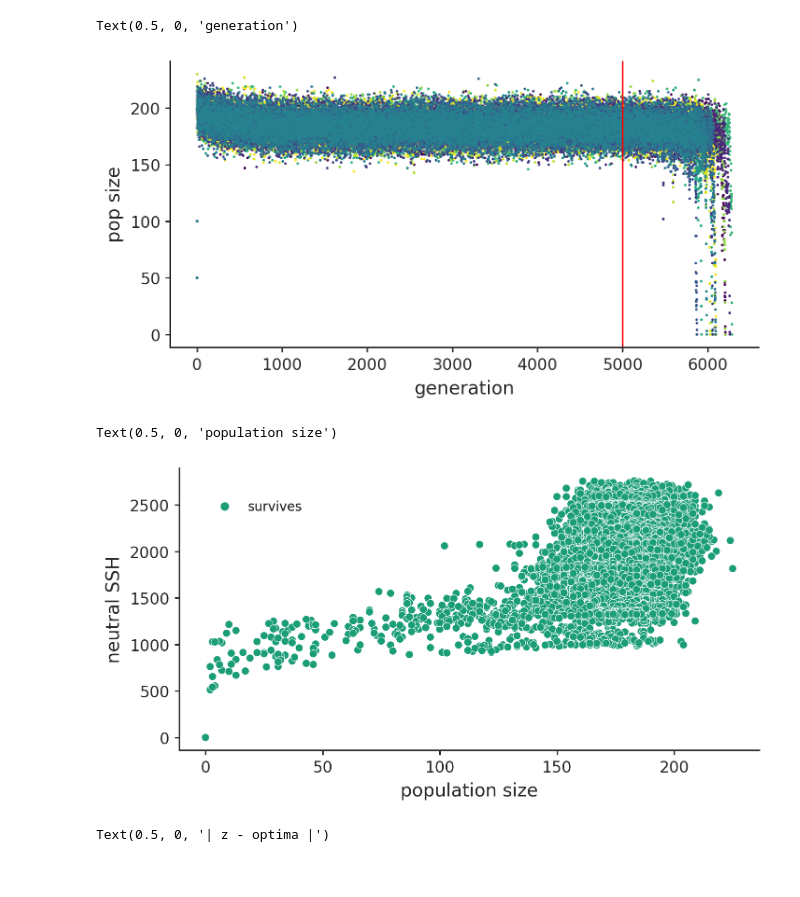
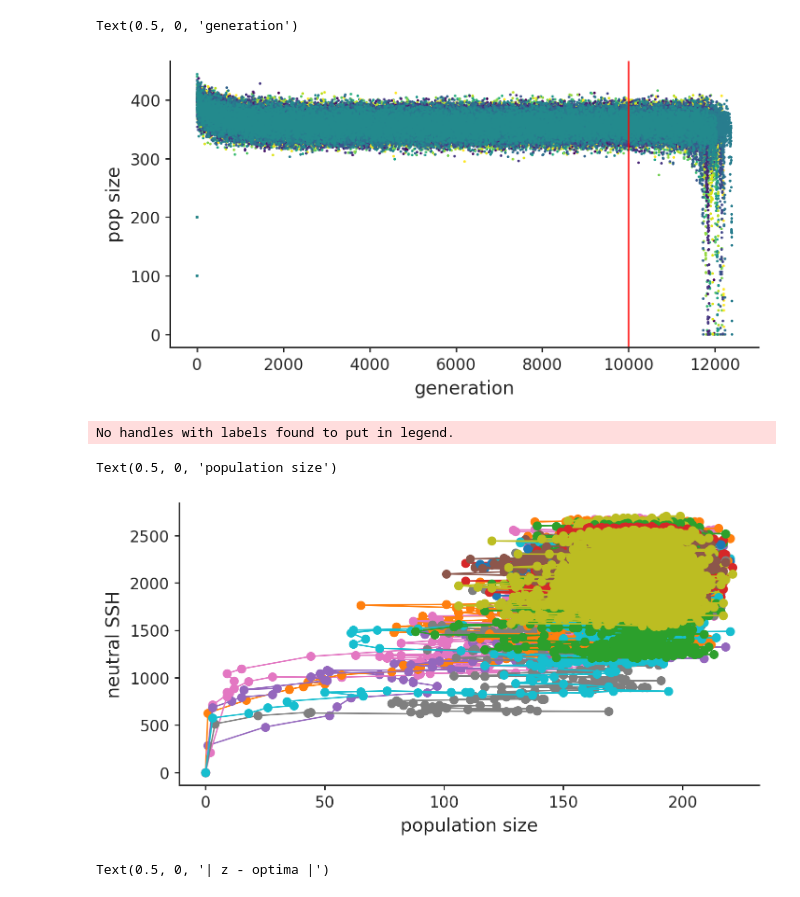
Before and after one commit to vsbuffalo/extinction_genetic_diversity, a Jupyter notebook: notebooks/Untitled.ipynb, the cells around one changed output. Saved outputs shown, nothing was run; the diff lists cells and outputs as text; code cells hidden in the pictures.

```diff
--- a/notebooks/Untitled.ipynb
+++ b/notebooks/Untitled.ipynb
@@ -92,5 +90,5 @@ KeyboardInterrupt:
 # %%
-dx = pd.concat(res[(('K', 500),
+dx = pd.concat(res[(('K', 1000),
                     ('Vs', 1.0),
                     ('alpha', 0.01),
                     ('fitfunc', '"moving"'),
@@ -106,22 +104,23 @@ plt.ylabel("pop size")
 plt.xlabel("generation")
 # %% [output]
 Text(0.5, 0, 'generation')
-[figure, old version]
+[figure, new version]
 # %%
 dn = dx.loc[dx['generation'] > dx['burnin'].unique()[0], ]
 
 fig, ax = plt.subplots()
-scatter = ax.scatter(dn['N'], dn['sshN'], c=dn['extinct'], alpha=1, cmap='Dark2', edgecolor='white', linewidth=0.4)
+for i in (True, False):
+    for r in dn['rep'].unique():
+        dd = dn.loc[(dn['extinct'] == i) & (dn['rep'] == r)]
+        scatter = ax.plot(dd['N'], dd['sshN'], '-o', alpha=1)
 
-legels = scatter.legend_elements()
-legels = (legels[0], ('survives', 'extinct'))
-legend = ax.legend(*legels, loc="upper left", title="")
-ax.add_artist(legend)
+ax.legend()
 ax.set_ylabel('neutral SSH')
 ax.set_xlabel('population size')
 # %% [output]
-Text(0.5, 0, 'population size')
+No handles with labels found to put in legend.
+Text(0.5, 0, 'population size')
-[figure, old version]
+[figure, new version]
 # %%
 dn = dx.loc[dx['generation'] > dx['burnin'].unique()[0], ]
 
```
Also changed, not shown: parts of 1 cell of this notebook, 2 other files.
